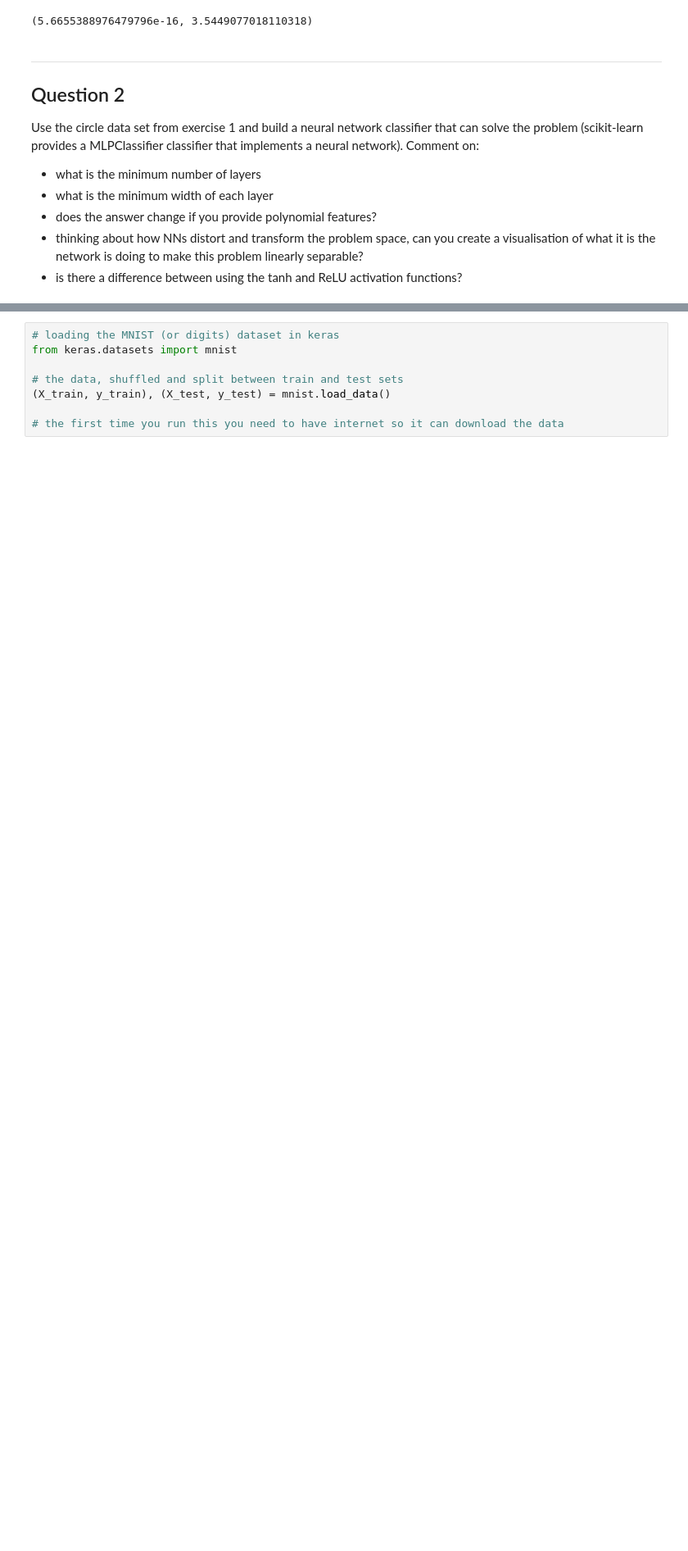
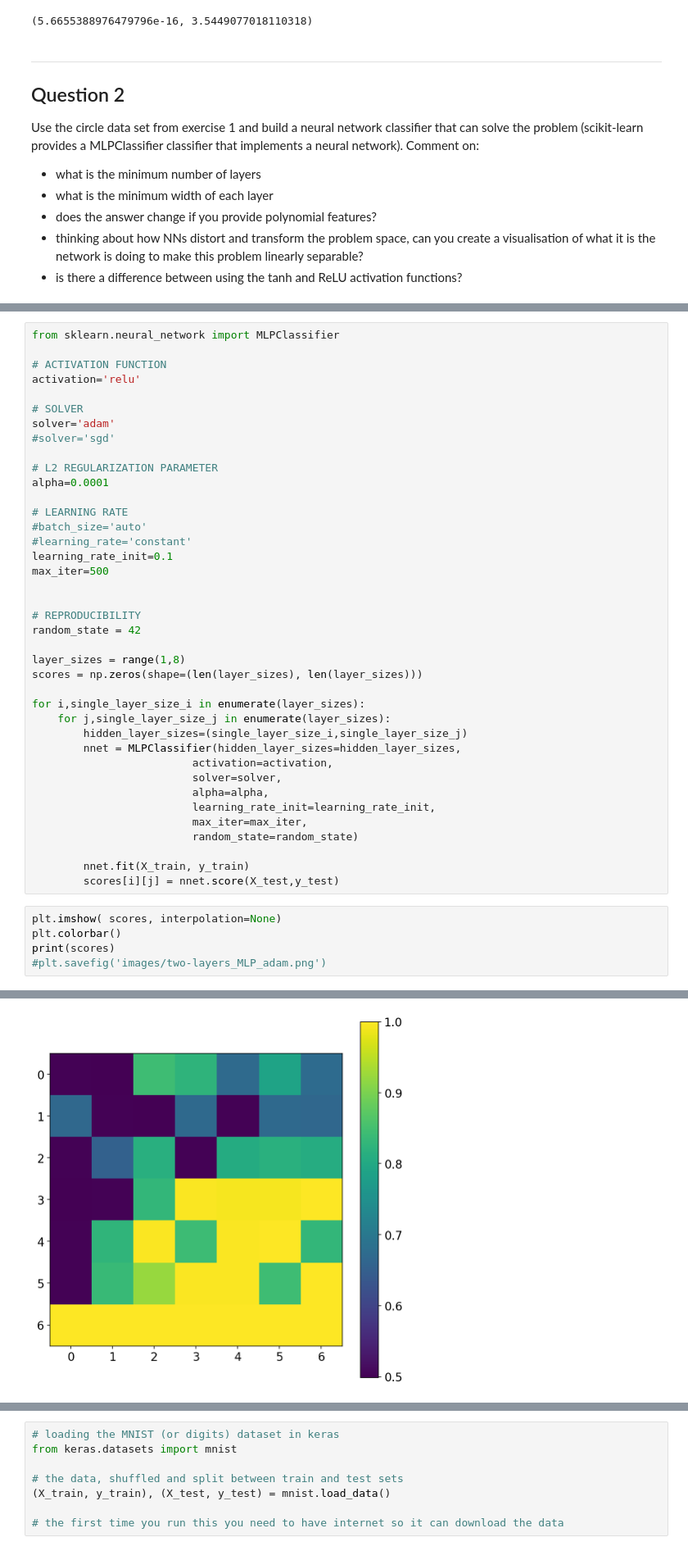
Before and after one commit to sharkovsky/advanced-comp-2017, a Jupyter notebook: 03-neural-networks/exercise-solutions.ipynb, the cells around one changed output, grey strips where cells are left out. Shown at 82% size. Cells and saved outputs as stored; diff of their text form; blank space fills up the shorter version.

```diff
--- a/03-neural-networks/exercise-solutions.ipynb
+++ b/03-neural-networks/exercise-solutions.ipynb
@@ -161,0 +326,45 @@ Use the circle data set from exercise 1 and build a neural network classifier th
+# %%
+from sklearn.neural_network import MLPClassifier
+
+# ACTIVATION FUNCTION
+activation='relu'
+
+# SOLVER
+solver='adam'
+#solver='sgd'
+
+# L2 REGULARIZATION PARAMETER
+alpha=0.0001
+
+# LEARNING RATE
+#batch_size='auto'
+#learning_rate='constant'
+learning_rate_init=0.1
+max_iter=500
+
+
+# REPRODUCIBILITY
+random_state = 42
+
+layer_sizes = range(1,8)
+scores = np.zeros(shape=(len(layer_sizes), len(layer_sizes)))
+
+for i,single_layer_size_i in enumerate(layer_sizes):
+    for j,single_layer_size_j in enumerate(layer_sizes):
+        hidden_layer_sizes=(single_layer_size_i,single_layer_size_j)
+        nnet = MLPClassifier(hidden_layer_sizes=hidden_layer_sizes,
+                         activation=activation,
+                         solver=solver,
+                         alpha=alpha,
+                         learning_rate_init=learning_rate_init,
+                         max_iter=max_iter,
+                         random_state=random_state)
+
+        nnet.fit(X_train, y_train)
+        scores[i][j] = nnet.score(X_test,y_test)
+# %%
+plt.imshow( scores, interpolation=None)
+plt.colorbar()
+print(scores)
+#plt.savefig('images/two-layers_MLP_adam.png')
+# %% [output]
@@ -161,0 +381 @@ Use the circle data set from exercise 1 and build a neural network classifier th
+[figure, added]
```
Also changed, not shown: parts of 44 cells of this notebook, 14 other files.
